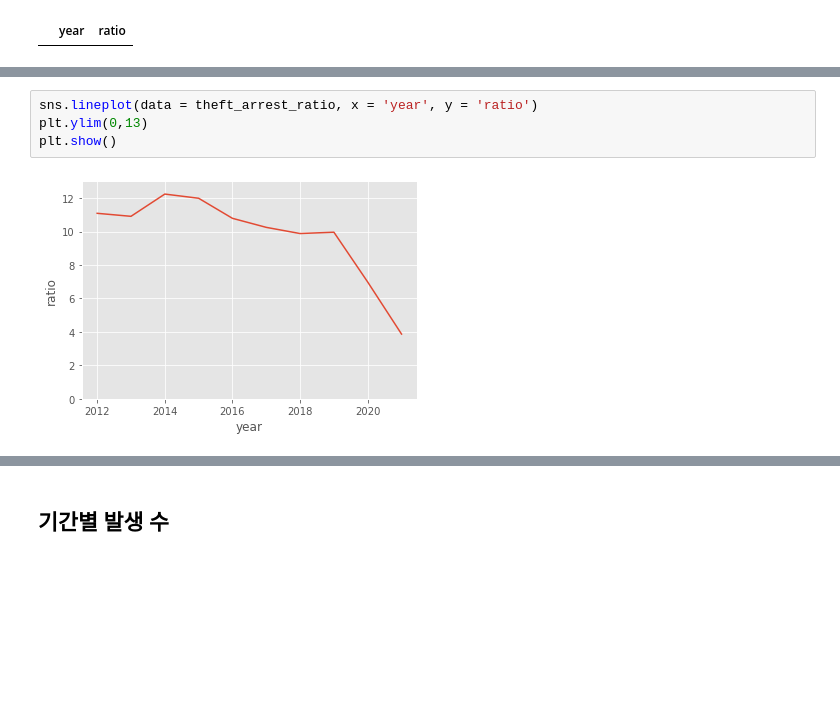
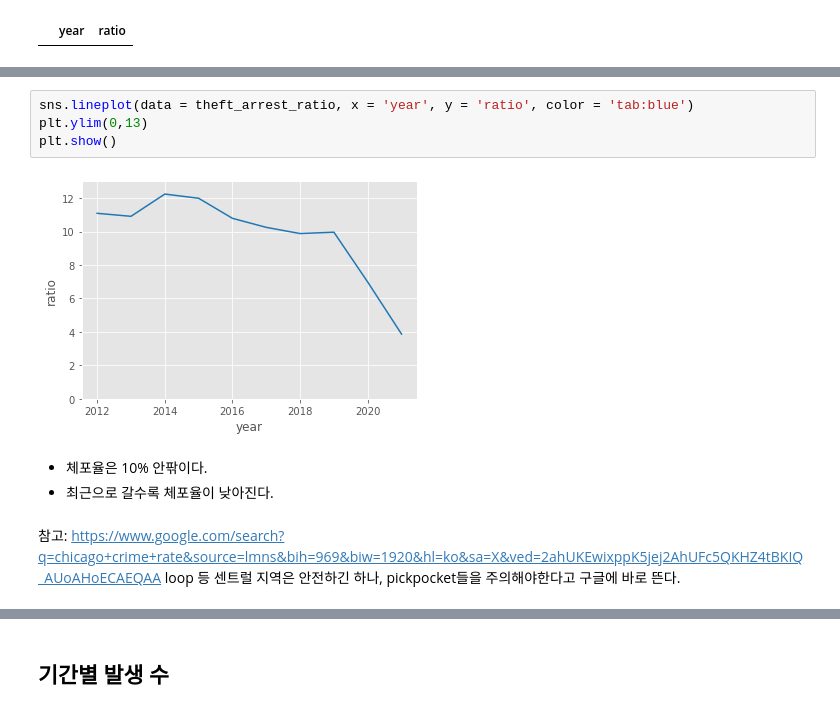
Before and after one commit to HAMJiyoung/chicago-crime-analysis, a Jupyter notebook: chicago-crime-analysis-upload.ipynb, the cells around one changed output, grey strips where cells are left out. Drawn from its saved outputs; the diff is of its cells as text; blank space fills up the shorter version.

```diff
--- a/chicago-crime-analysis-upload.ipynb
+++ b/chicago-crime-analysis-upload.ipynb
@@ -530,11 +664,18 @@ theft_arrest_ratio
 | 8 | 2020.0 | 6.98 |
 | 9 | 2021.0 | 3.87 |
 # %%
-sns.lineplot(data = theft_arrest_ratio, x = 'year', y = 'ratio')
+sns.lineplot(data = theft_arrest_ratio, x = 'year', y = 'ratio', color = 'tab:blue')
 plt.ylim(0,13)
 plt.show()
 # %% [output]
-[figure, old version]
+[figure, new version]
+# %% [markdown]
+- 체포율은 10% 안팎이다.
+- 최근으로 갈수록 체포율이 낮아진다.
+# %% [markdown]
+참고: https://www.google.com/search?q=chicago+crime+rate&source=lmns&bih=969&biw=1920&hl=ko&sa=X&ved=2ahUKEwixppK5jej2AhUFc5QKHZ4tBKIQ_AUoAHoECAEQAA
+</br>
+loop 등 센트럴 지역은 안전하긴 하나, pickpocket들을 주의해야한다고 구글에 바로 뜬다.
 # %% [markdown]
 # CRIMINAL DAMAGE
 손괴죄
```
Also changed, not shown: parts of 102 cells of this notebook.
